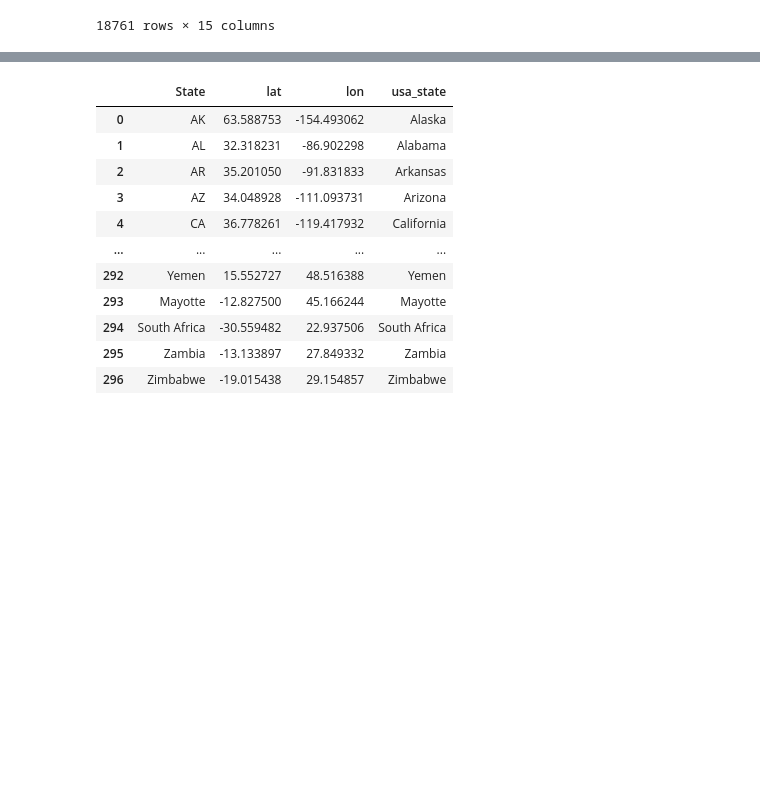
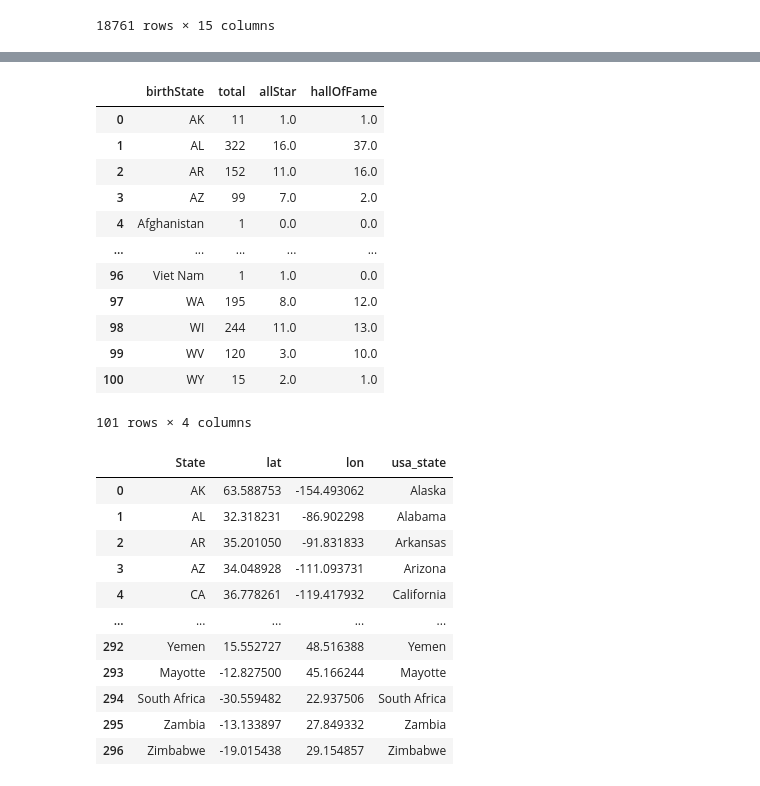
Before and after one commit to leeju09/Project-3-Baseball-, a Jupyter notebook: Python Scripts/Data_Cleaning_WA.ipynb, the cells around one changed output, grey strips where cells are left out. Saved outputs shown, nothing was run; the diff lists cells and outputs as text; code cells hidden in the pictures; blank space fills up the shorter version.

```diff
--- a/Python Scripts/Data_Cleaning_WA.ipynb
+++ b/Python Scripts/Data_Cleaning_WA.ipynb
@@ -177,7 +177,7 @@ unique_halleoffame['hallofflame'] = 'hallofflame'
 master_data_tocsv = pd.merge(master_allstar, unique_halleoffame, how="left", on=["playerID", "playerID"])
 #Drop duplicta values
 #master_data_tocsv = master_allstar.drop_duplicates(subset='playerID', keep='first')
-master_data_tocsv.loc[master_data_tocsv['hallofflame'] == 'hallofflame', 'allStar'] = ''
+master_data_tocsv.loc[master_data_tocsv['hallOfFame'] == 'hallOfFame', 'allStar'] = ''
 master_data_tocsv
 # %% [output]
 |  | playerID | fullName | nameGiven | weight | height | birthYear | birthCountry | birthState | birthCity | ... |
@@ -215,3 +242,23 @@ summary_df = pd.DataFrame(summary_df)
+# %%
+#Merge allStart and hallofflame with all countries data file(summary_df)
+summary_df_final = pd.merge(summary_df, summaryAH_df, how="left", on=["birthState", "birthState"])
+summary_df_final=pd.DataFrame(summary_df_final)
+summary_df_final.fillna(0, inplace=True)
+summary_df_final
+# %% [output]
+|  | birthState | total | allStar | hallOfFame |
+| 0 | AK | 11 | 1.0 | 1.0 |
+| 1 | AL | 322 | 16.0 | 37.0 |
+| 2 | AR | 152 | 11.0 | 16.0 |
+| 3 | AZ | 99 | 7.0 | 2.0 |
+| 4 | Afghanistan | 1 | 0.0 | 0.0 |
+| ... | ... | ... | ... | ... |
+| 96 | Viet Nam | 1 | 1.0 | 0.0 |
+| 97 | WA | 195 | 8.0 | 12.0 |
+| 98 | WI | 244 | 11.0 | 13.0 |
+| 99 | WV | 120 | 3.0 | 10.0 |
+| 100 | WY | 15 | 2.0 | 1.0 |
+101 rows × 4 columns
 # %%
 geoData_data
 # %% [output]
```
Also changed, not shown: parts of 6 cells of this notebook, 4 other files.
